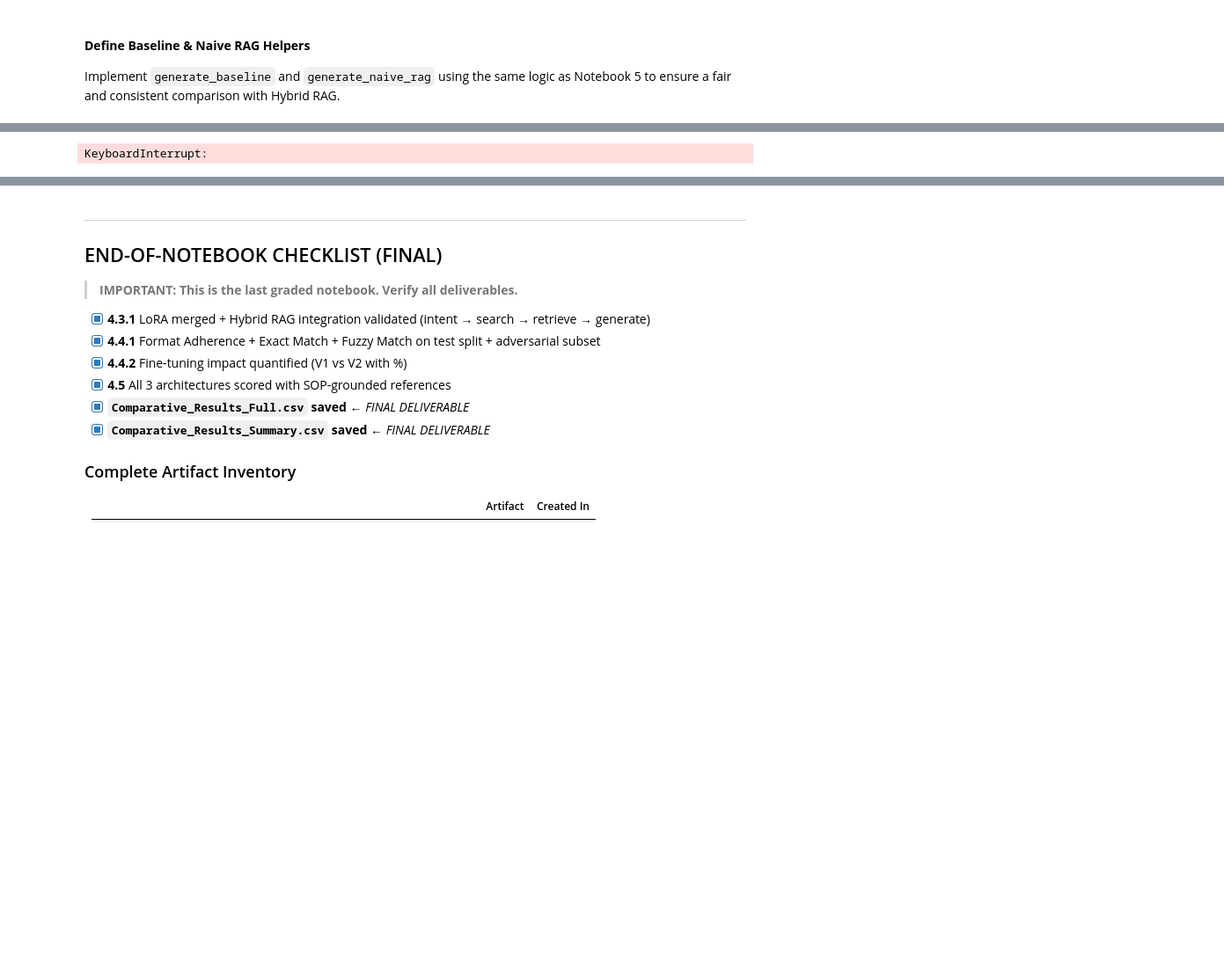
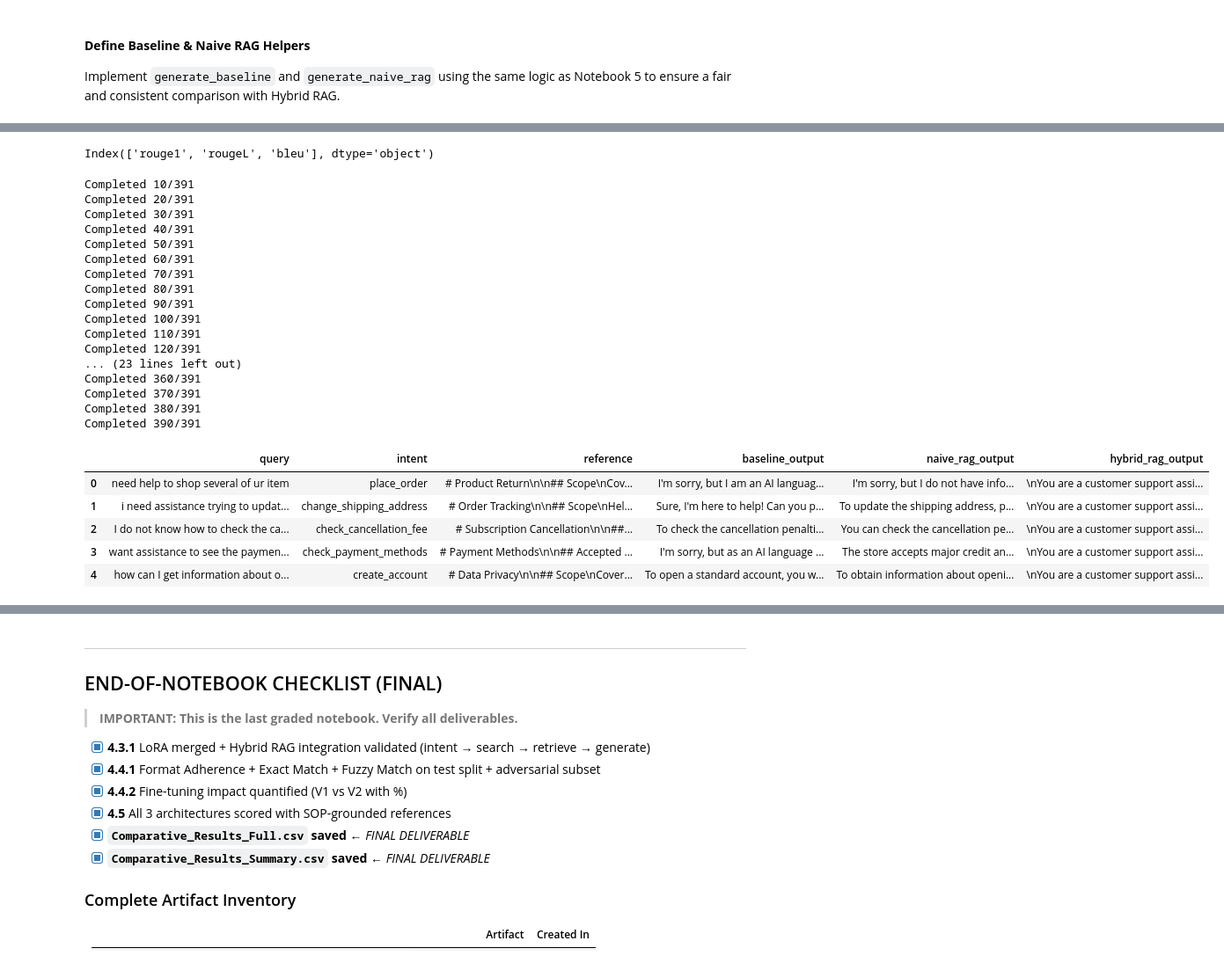
Before and after one commit to ssprajapati2021/Hybrid-RAG-Fine-Tuning, a Jupyter notebook: notebook/Solution_V2_FineTuned_RAG_Evaluation.ipynb, the cells around one changed output, grey strips where cells are left out. Shown at 88% size. Cells and saved outputs as stored; diff of their text form; code cells hidden in the pictures; blank space fills up the shorter version.

```diff
--- a/notebook/Solution_V2_FineTuned_RAG_Evaluation.ipynb
+++ b/notebook/Solution_V2_FineTuned_RAG_Evaluation.ipynb
@@ -1122,39 +1161,99 @@ cuda:0
+# %%
+hybrid_scores_df.columns
+# %% [output]
+Index(['rouge1', 'rougeL', 'bleu'], dtype='object')
 # %%
-comparative_results = []
+partial_file = os.path.join(
+    artifact_path,
+    "Comparative_Results_Full_partial.csv"
+)
 
-for _, row in df_test.iterrows():
+# Resume if partial results exist
+if os.path.exists(partial_file):
+    comparative_results = pd.read_csv(partial_file).to_dict("records")
+    start_index = len(comparative_results)
+    print(f"Resuming from row {start_index}")
+else:
+    comparative_results = []
+    start_index = 0
+
+for i in range(start_index, len(df_test)):
+
+    row = df_test.iloc[i]
+
+    if (i + 1) % 10 == 0:
+        print(f"Completed {i+1}/{len(df_test)}")
 
     query = row["instruction"]
 
     reference = get_chunk_reference(row)
 
     baseline = generate_baseline(query)
 
     naive_rag = generate_naive_rag(query)
 
     hybrid = generate_hybrid_rag(query)["answer"]
 
     comparative_results.append({
 
         "query": query,
 
         "intent": row["intent"],
 
         "reference": reference,
 
         "baseline_output": baseline,
 
         "naive_rag_output": naive_rag,
 
         "hybrid_rag_output": hybrid
 
     })
 
+    # Save every 10 rows
+    if (i + 1) % 10 == 0:
+
+        pd.DataFrame(comparative_results).to_csv(
+            partial_file,
+            index=False
+        )
+
+# Final save
 comparative_results = pd.DataFrame(comparative_results)
 
+comparative_results.to_csv(
+    os.path.join(
+        artifact_path,
+        "Comparative_Results_Full.csv"
+    ),
+    index=False
+)
+
 comparative_results.head()
 # %% [output]
-KeyboardInterrupt:
+Completed 10/391
+Completed 20/391
+Completed 30/391
+Completed 40/391
+Completed 50/391
+Completed 60/391
+Completed 70/391
+Completed 80/391
+Completed 90/391
+Completed 100/391
+Completed 110/391
+Completed 120/391
+... (23 lines left out)
+Completed 360/391
+Completed 370/391
+Completed 380/391
+Completed 390/391
+|  | query | intent | reference | baseline_output | naive_rag_output | hybrid_rag_output |
+| 0 | need help to shop several of ur item | place_order | # Product Return\n\n## Scope\nCov... | I'm sorry, but I am an AI languag... | I'm sorry, but I do not have info... | \nYou are a customer support assi... |
+| 1 | i need assistance trying to updat... | change_shipping_address | # Order Tracking\n\n## Scope\nHel... | Sure, I'm here to help! Can you p... | To update the shipping address, p... | \nYou are a customer support assi... |
+| 2 | I do not know how to check the ca... | check_cancellation_fee | # Subscription Cancellation\n\n##... | To check the cancellation penalti... | You can check the cancellation pe... | \nYou are a customer support assi... |
+| 3 | want assistance to see the paymen... | check_payment_methods | # Payment Methods\n\n## Accepted ... | I'm sorry, but as an AI language ... | The store accepts major credit an... | \nYou are a customer support assi... |
+| 4 | how can I get information about o... | create_account | # Data Privacy\n\n## Scope\nCover... | To open a standard account, you w... | To obtain information about openi... | \nYou are a customer support assi... |
 # %%
 comparative_summary = (
     v1_metrics.merge(
```
Also changed, not shown: parts of 9 cells of this notebook.
